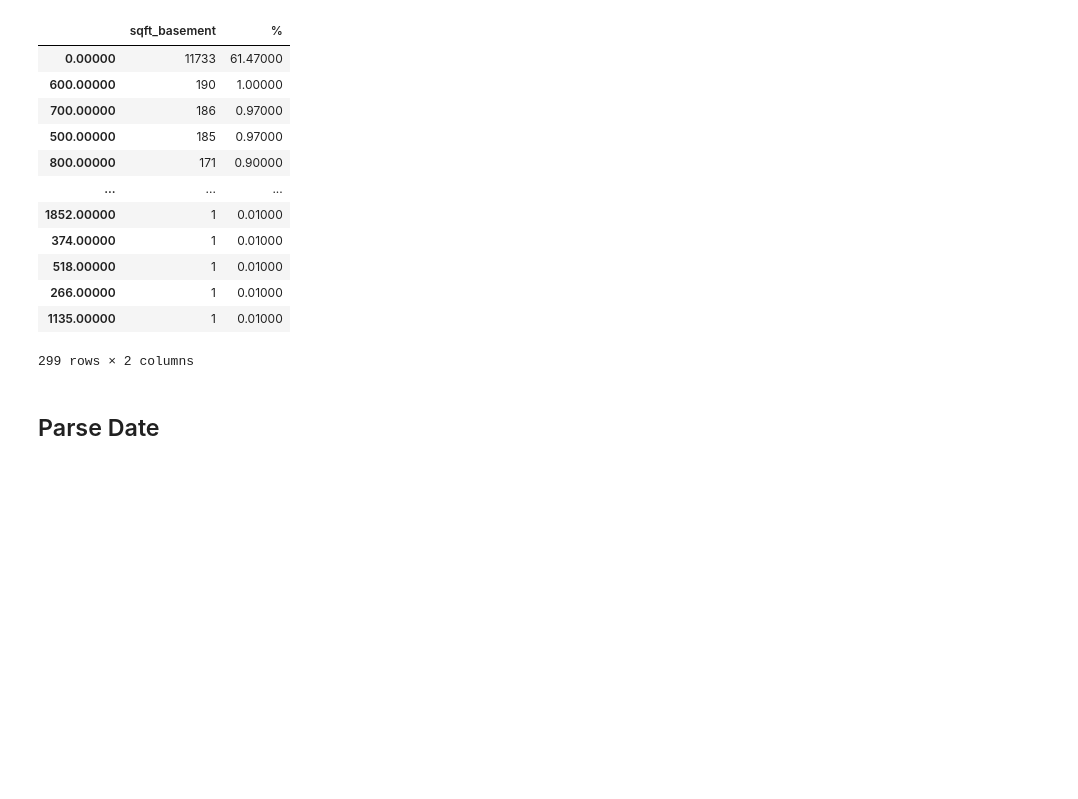
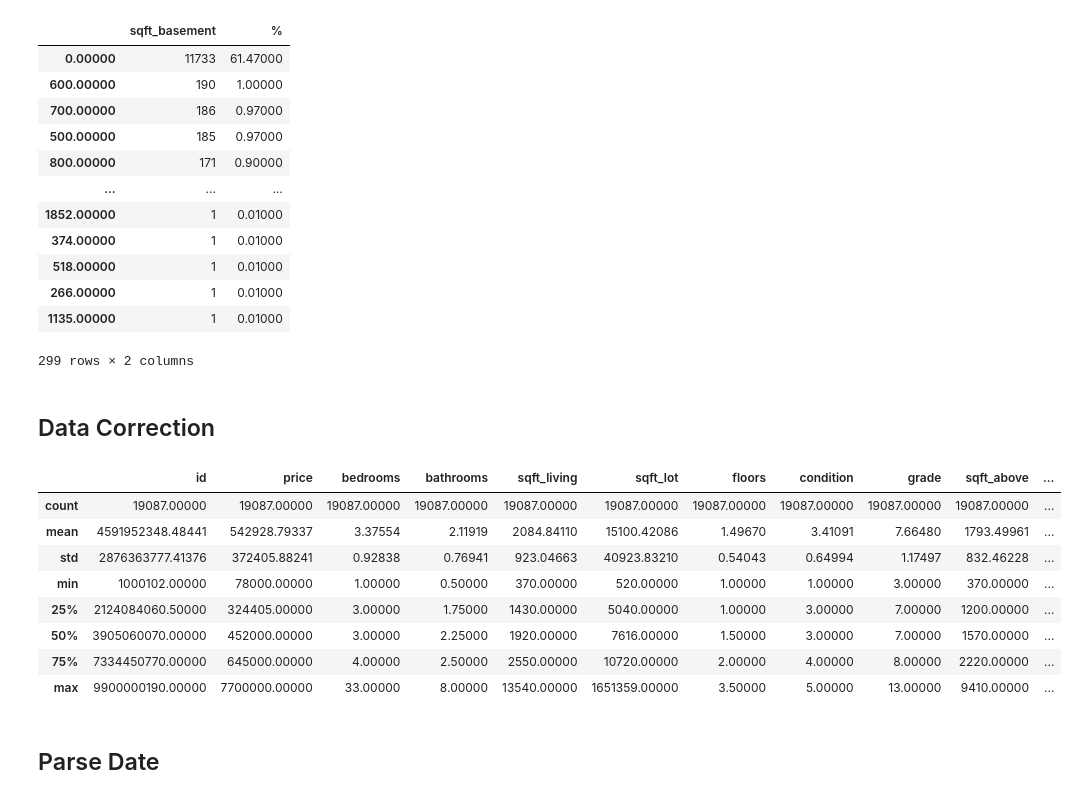
Before and after one commit to ttam37/dsc-mod-2-project-v2-1-onl01-dtsc-ft-052620, a Jupyter notebook: Data Cleaning + Preliminary Model.ipynb, the cells around one changed output. Cells and saved outputs as stored; diff of their text form; code cells hidden in the pictures; blank space fills up the shorter version.

```diff
--- a/Data Cleaning + Preliminary Model.ipynb
+++ b/Data Cleaning + Preliminary Model.ipynb
@@ -332,3 +332,17 @@ pd.concat([data['sqft_basement'].value_counts(dropna=False),
 | 266.00000 | 1 | 0.01000 |
 | 1135.00000 | 1 | 0.01000 |
 299 rows × 2 columns
+# %% [markdown]
+## Data Correction
+# %%
+data.describe()
+# %% [output]
+|  | id | price | bedrooms | bathrooms | sqft_living | sqft_lot | floors | condition | grade | sqft_above | ... |
+| count | 19087.00000 | 19087.00000 | 19087.00000 | 19087.00000 | 19087.00000 | 19087.00000 | 19087.00000 | 19087.00000 | 19087.00000 | 19087.00000 | ... |
+| mean | 4591952348.48441 | 542928.79337 | 3.37554 | 2.11919 | 2084.84110 | 15100.42086 | 1.49670 | 3.41091 | 7.66480 | 1793.49961 | ... |
+| std | 2876363777.41376 | 372405.88241 | 0.92838 | 0.76941 | 923.04663 | 40923.83210 | 0.54043 | 0.64994 | 1.17497 | 832.46228 | ... |
+| min | 1000102.00000 | 78000.00000 | 1.00000 | 0.50000 | 370.00000 | 520.00000 | 1.00000 | 1.00000 | 3.00000 | 370.00000 | ... |
+| 25% | 2124084060.50000 | 324405.00000 | 3.00000 | 1.75000 | 1430.00000 | 5040.00000 | 1.00000 | 3.00000 | 7.00000 | 1200.00000 | ... |
+| 50% | 3905060070.00000 | 452000.00000 | 3.00000 | 2.25000 | 1920.00000 | 7616.00000 | 1.50000 | 3.00000 | 7.00000 | 1570.00000 | ... |
+| 75% | 7334450770.00000 | 645000.00000 | 4.00000 | 2.50000 | 2550.00000 | 10720.00000 | 2.00000 | 4.00000 | 8.00000 | 2220.00000 | ... |
+| max | 9900000190.00000 | 7700000.00000 | 33.00000 | 8.00000 | 13540.00000 | 1651359.00000 | 3.50000 | 5.00000 | 13.00000 | 9410.00000 | ... |
```
Also changed, not shown: parts of 2 cells of this notebook, 7 other files.
